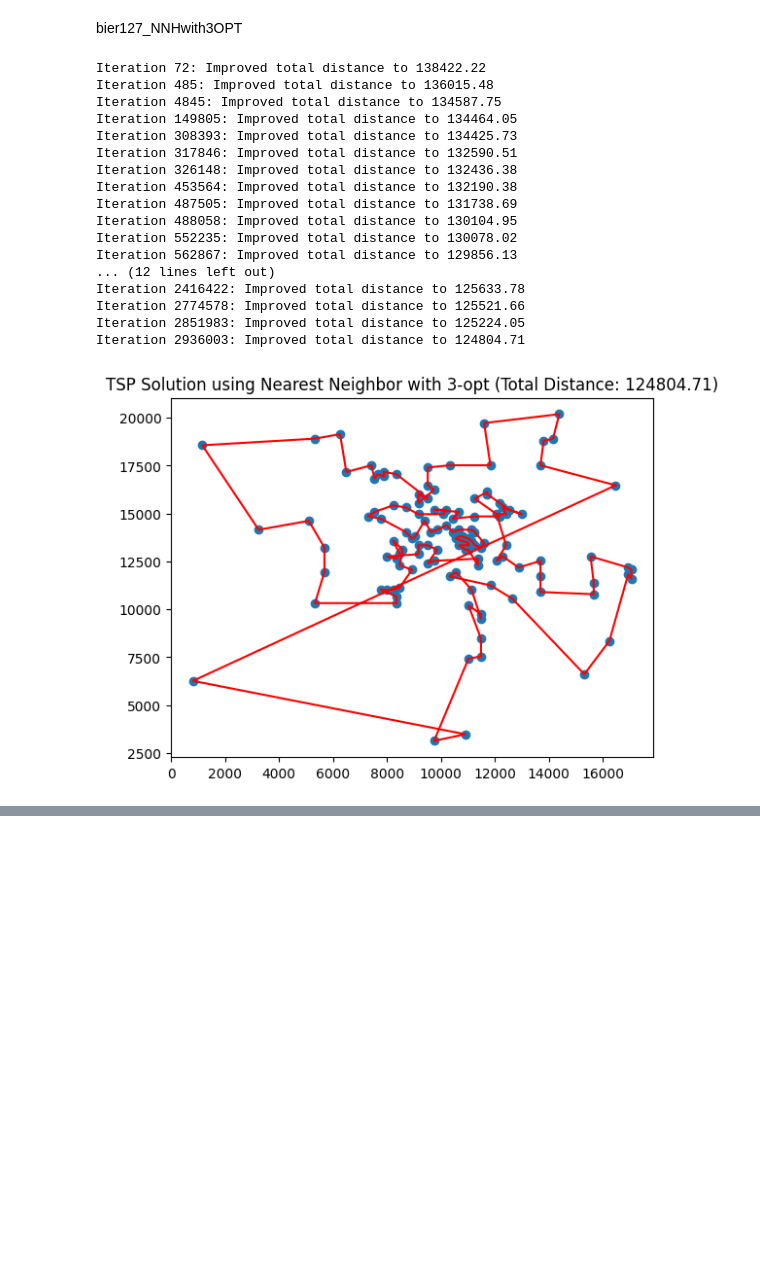
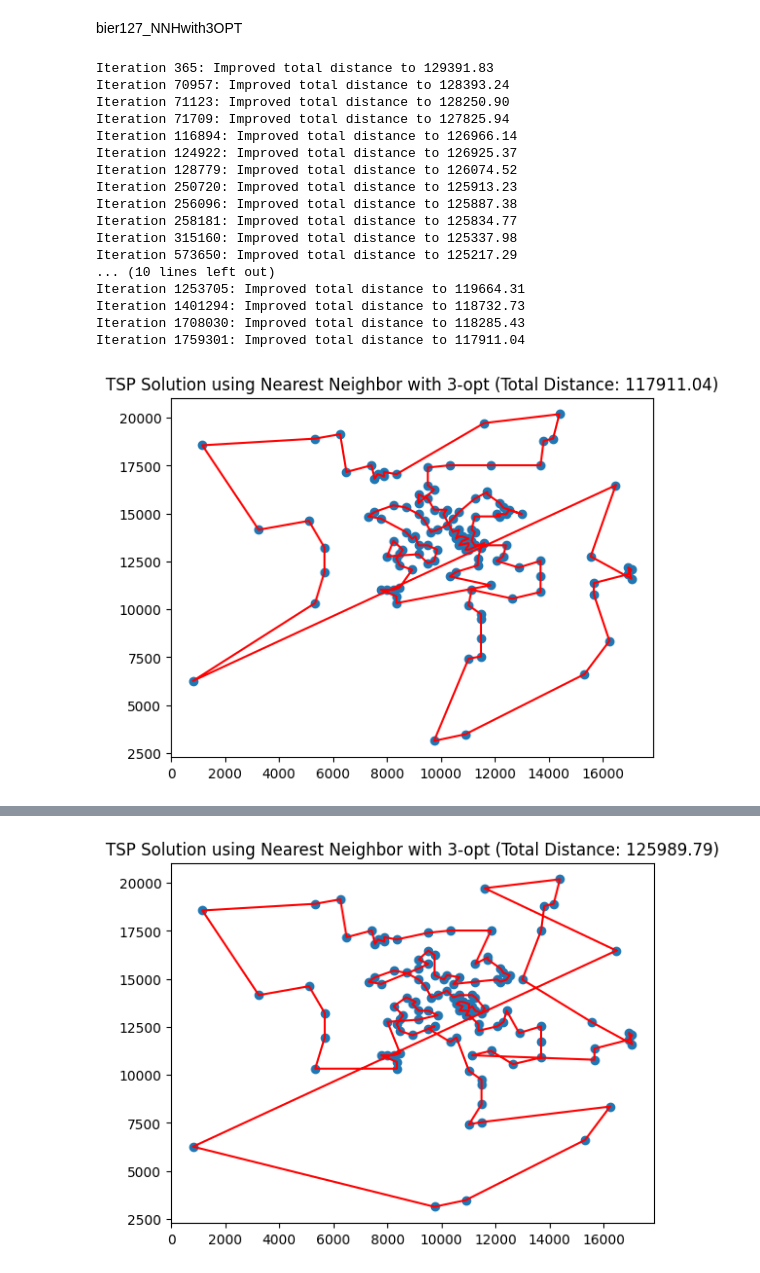
Before and after one commit to Amboyandrey/TSPLIB, a Jupyter notebook: EUC_2D/bier127.ipynb, the cells around one changed output, grey strips where cells are left out. Cells and saved outputs as stored; diff of their text form; code cells hidden in the pictures; blank space fills up the shorter version.

```diff
--- a/EUC_2D/bier127.ipynb
+++ b/EUC_2D/bier127.ipynb
@@ -4,6 +119,7 @@ bier127_NNHwith2OPT
 import re
 import numpy as np
 import matplotlib.pyplot as plt
+import time
 
 class TSPSolver:
     def __init__(self, points):
@@ -98,9 +214,10 @@ city_coordinates = parse_tsp_dataset(tsp_data)
 
 # Store total distances
 total_distances = []
+render_times = []
 
-# Rerun TSP solving process 5 times
 for i in range(5):
+    start_time = time.time()  # Start timing for this run
     # Create TSPSolver instance and solve
     solver = TSPSolver(city_coordinates)
     solver.solve()
@@ -114,10 +231,17 @@ for i in range(5):
     plt.scatter(solver.points[:, 0], solver.points[:, 1])
     tour_points = np.array([solver.points[i] for i in solver.tour])
     plt.plot(tour_points[:, 0], tour_points[:, 1], 'r-')
-    plt.title(f'TSP Solution {i+1} (Total Distance: {total_distance:.2f})')
+    plt.title(f'TSP Solution using Nearest Neighbor with 2-opt (Total Distance: {total_distance:.2f})')
     plt.show()
 
-# Calculate and print average tour length
+    end_time = time.time()  # End timing for this run
+    rendered_time = end_time - start_time  # Calculate render time for this run
+    render_times.append(rendered_time)
+    print("Time taken to render:", rendered_time, "seconds\n\n")
+
+# Calculate and print average tour length and average time taken to render
 average_tour_length = np.mean(total_distances)
+average_render_time = np.mean(render_times)
 print("Average Tour Length:", average_tour_length)
+print("Average Time taken to render:", average_render_time, "seconds")
 # %% [output]
@@ -318,6 +348,7 @@ import re
 import numpy as np
 import matplotlib.pyplot as plt
 import random
+import time
 
 class TSPSolver:
     def __init__(self, points):
@@ -399,53 +430,61 @@ def parse_tsp_dataset(data):
 def load_tsp_file(file_path):
     with open(file_path, 'r') as file:
         tsp_data = file.read()
     return tsp_data
 
 # Specify the path to your TSP file
 tsp_file_path = "bier127.tsp"
 
 # Load the TSP dataset from the file
 tsp_data = load_tsp_file(tsp_file_path)
 
 # Parse the dataset and extract coordinates
 city_coordinates = parse_tsp_dataset(tsp_data)
 
 # Store total distances for three runs
 total_distances = []
+render_times = []
 
-# Run the solver three times
-for _ in range(1):
+for i in range(3):
+    start_time = time.time()
     solver = TSPSolver(city_coordinates)
     solver.solve()
     total_distance = solver.total_distance()
     total_distances.append(total_distance)
 
     # Plot the solution for each run
     plt.scatter(solver.points[:, 0], solver.points[:, 1])
     tour_points = np.array([solver.points[i] for i in solver.tour])
     plt.plot(tour_points[:, 0], tour_points[:, 1], 'r-')
     plt.title(f'TSP Solution using Nearest Neighbor with 3-opt (Total Distance: {total_distance:.2f})')
     plt.show()
 
-# Calculate and print the average total distance
-average_distance = sum(total_distances) / len(total_distances)
-print(f"Average Tour Length: {average_distance:.2f}")
+    end_time = time.time()  # End timing for this run
+    rendered_time = end_time - start_time  # Calculate render time for this run
+    render_times.append(rendered_time)
+    print("Time taken to render:", rendered_time, "seconds\n\n")
+
+# Calculate and print average tour length and average time taken to render
+average_tour_length = np.mean(total_distances)
+average_render_time = np.mean(render_times)
+print("Average Tour Length:", average_tour_length)
+print("Average Time taken to render:", average_render_time, "seconds")
 # %% [output]
-Iteration 72: Improved total distance to 138422.22
-Iteration 485: Improved total distance to 136015.48
-Iteration 4845: Improved total distance to 134587.75
-Iteration 149805: Improved total distance to 134464.05
-Iteration 308393: Improved total distance to 134425.73
-Iteration 317846: Improved total distance to 132590.51
-Iteration 326148: Improved total distance to 132436.38
-Iteration 453564: Improved total distance to 132190.38
-Iteration 487505: Improved total distance to 131738.69
-Iteration 488058: Improved total distance to 130104.95
-Iteration 552235: Improved total distance to 130078.02
-Iteration 562867: Improved total distance to 129856.13
-... (12 lines left out)
-Iteration 2416422: Improved total distance to 125633.78
-Iteration 2774578: Improved total distance to 125521.66
-Iteration 2851983: Improved total distance to 125224.05
-Iteration 2936003: Improved total distance to 124804.71
+Iteration 365: Improved total distance to 129391.83
+Iteration 70957: Improved total distance to 128393.24
+Iteration 71123: Improved total distance to 128250.90
+Iteration 71709: Improved total distance to 127825.94
+Iteration 116894: Improved total distance to 126966.14
+Iteration 124922: Improved total distance to 126925.37
+Iteration 128779: Improved total distance to 126074.52
+Iteration 250720: Improved total distance to 125913.23
+Iteration 256096: Improved total distance to 125887.38
+Iteration 258181: Improved total distance to 125834.77
+Iteration 315160: Improved total distance to 125337.98
+Iteration 573650: Improved total distance to 125217.29
+... (10 lines left out)
+Iteration 1253705: Improved total distance to 119664.31
+Iteration 1401294: Improved total distance to 118732.73
+Iteration 1708030: Improved total distance to 118285.43
+Iteration 1759301: Improved total distance to 117911.04
-[figure, old version]
+[figure, new version]
@@ -452,0 +504 @@ Average Tour Length: 124804.71
+[figure, added]
```
Also changed, not shown: parts of 6 cells of this notebook, 9 other files.
